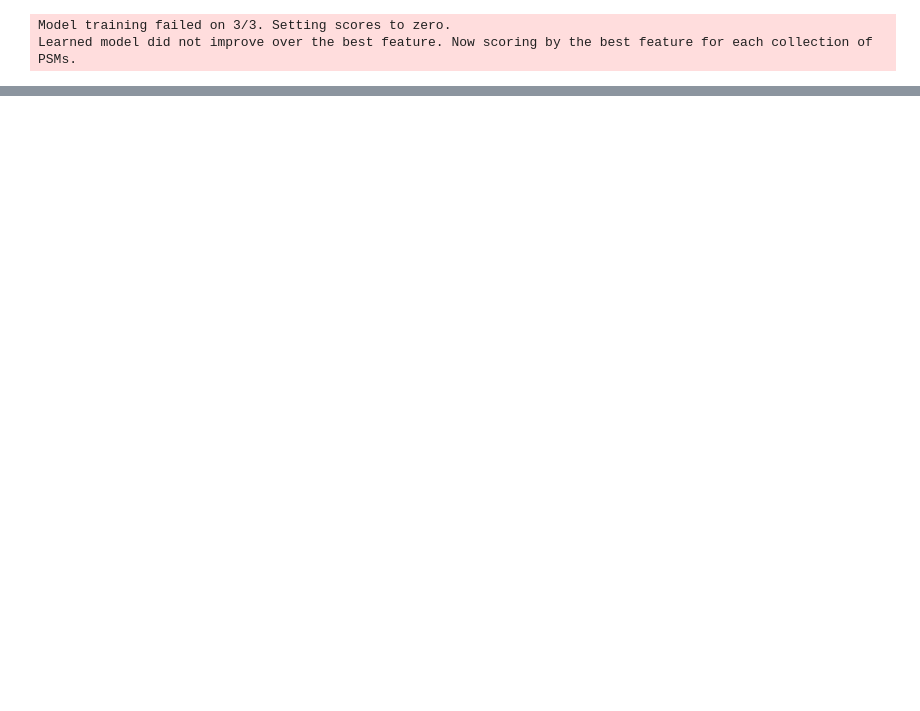
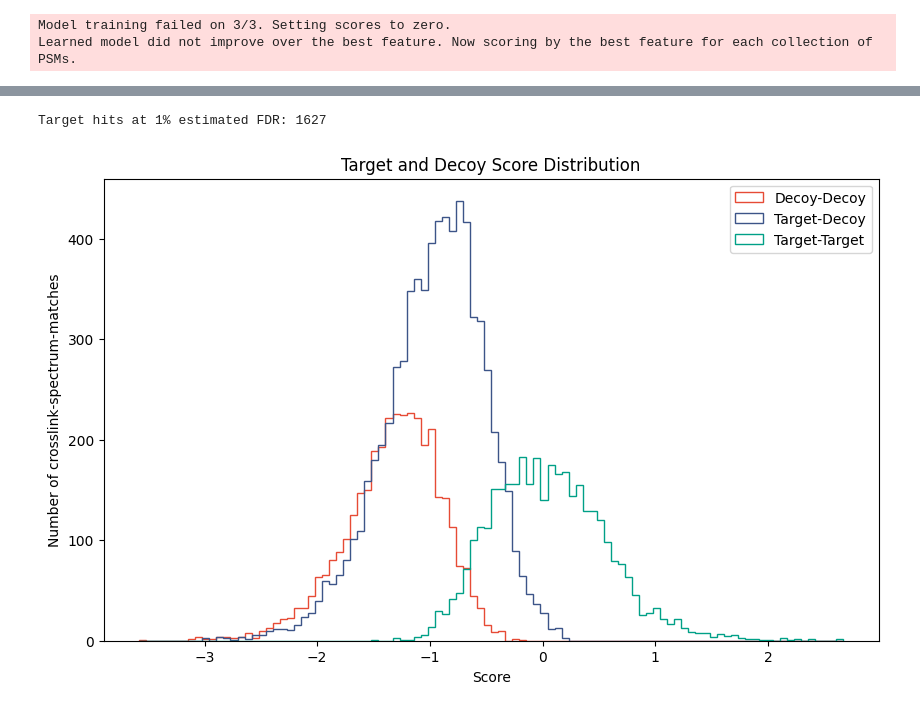
Before and after one commit to hgb-bin-proteomics/MSAnnika_Spectral_Library_exporter_rescoring, a Jupyter notebook: rescore_DIA12_CV486075_Mokapot.ipynb, the cells around one changed output, grey strips where cells are left out. Drawn from its saved outputs; the diff is of its cells as text; code cells hidden in the pictures; blank space fills up the shorter version.

```diff
--- a/rescore_DIA12_CV486075_Mokapot.ipynb
+++ b/rescore_DIA12_CV486075_Mokapot.ipynb
@@ -188,0 +339,2 @@ len(validated_targets)
+# %%
+csms = read_csms(df)
@@ -188,0 +343,10 @@ len(validated_targets)
+# %%
+print(f"Target hits at 1% estimated FDR: {len(validated_targets)}")
+# %% [output]
+Target hits at 1% estimated FDR: 1627
+# %%
+plt.style.use("default")
+
+pyXLMS.plotting.plot_score_distribution(csms, bins=100, figsize=(10, 6));
+# %% [output]
+[figure, added]
```
Also changed, not shown: parts of 30 cells of this notebook, 1 other file.
